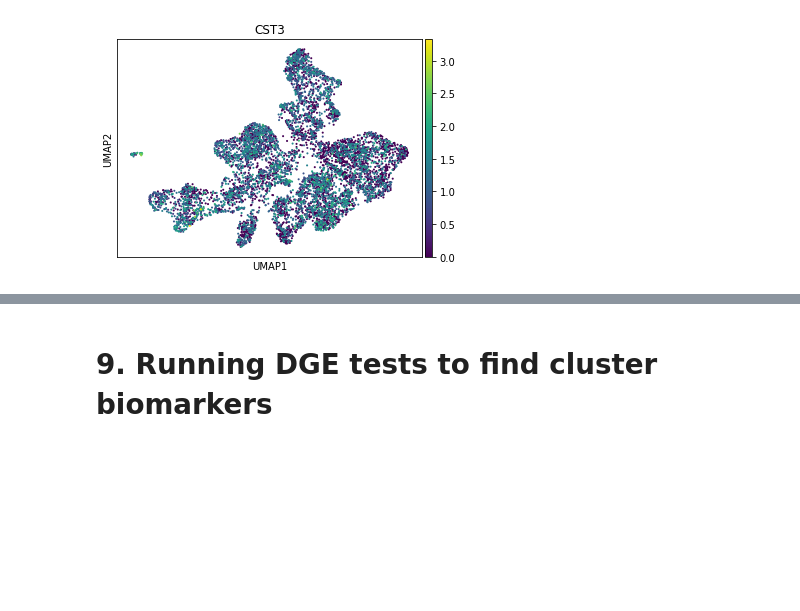
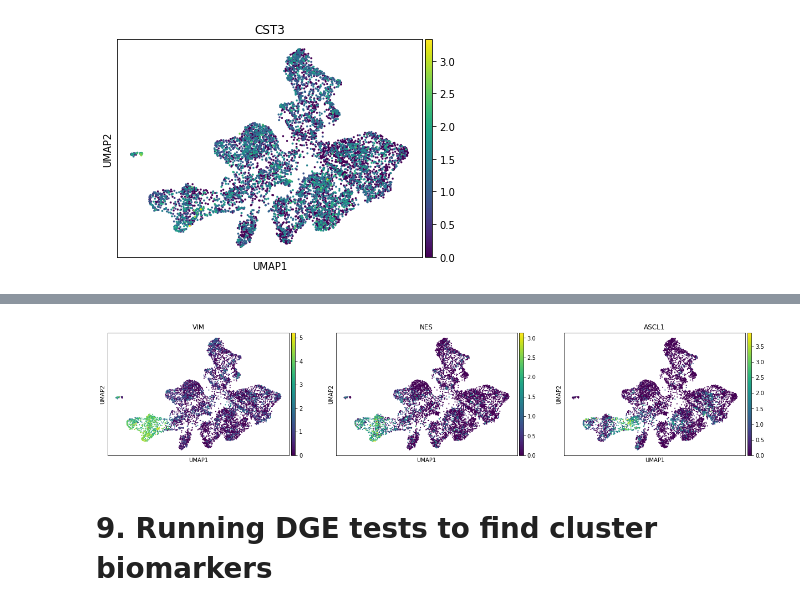
Before and after one commit to alevtina99/Scanpy_analysis, a Jupyter notebook: ScanPy.ipynb, the cells around one changed output, grey strips where cells are left out. Cells and saved outputs as stored; diff of their text form; code cells hidden in the pictures; blank space fills up the shorter version.

```diff
--- a/ScanPy.ipynb
+++ b/ScanPy.ipynb
@@ -150,5 +170,7 @@ sc.pl.umap(adata, color='louvain')
 # %%
-sc.pl.umap(adata, color=["VIM", "ASCL1", "SLC17A8"])
+sc.pl.umap(adata, color=["VIM", "NES", "ASCL1"])
+# %% [output]
+[figure, added]
 # %% [markdown]
 # 9. Running DGE tests to find cluster biomarkers
 # %% [markdown]
```
Also changed, not shown: parts of 18 cells of this notebook.
